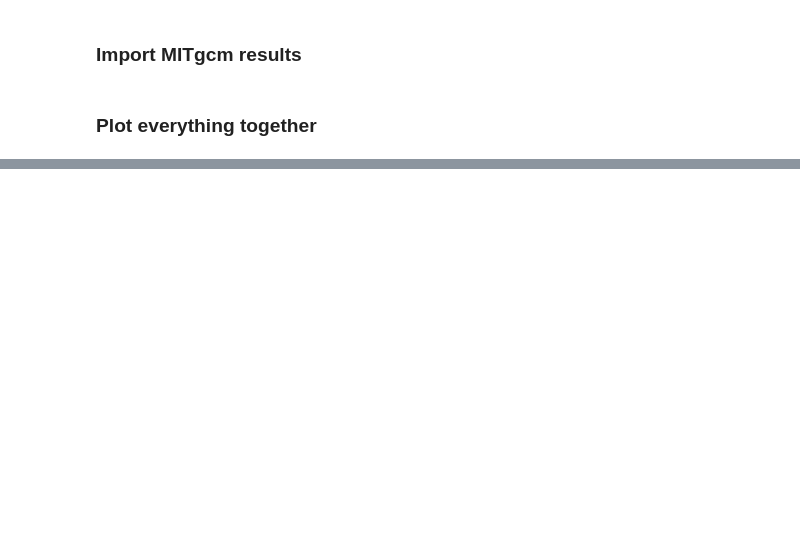
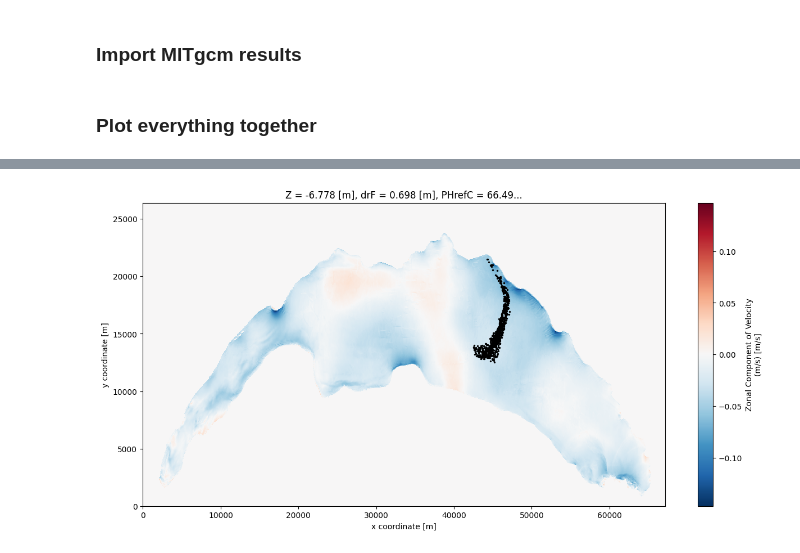
Before and after one commit to leroquan/parcels_toolbox, a Jupyter notebook: read_output.ipynb, the cells around one changed output, grey strips where cells are left out. Saved outputs shown, nothing was run; the diff lists cells and outputs as text; code cells hidden in the pictures; blank space fills up the shorter version.

```diff
--- a/read_output.ipynb
+++ b/read_output.ipynb
@@ -45,0 +53,11 @@ plt.plot(xr_output["lon"].T, xr_output["lat"].T, marker="o");
+# %%
+plt.figure(figsize=(15,7))
+i+=1
+date_plot=xr_output.time.values[0,i]
+data_vel['UVEL'].sel(time=date_plot, Z=z_start, method='nearest').plot();
+plt.scatter(xr_output["lon"].isel(obs=i).T, xr_output["lat"].isel(obs=i).T, color='black', s=2);
+#plt.ylim(bottom=20500, top=22500)
+#plt.xlim(left=40000, right=56000)
+plt.savefig('./output/test_particles_traj')
+# %% [output]
+[figure, added]
```
Also changed, not shown: parts of 3 cells of this notebook.
